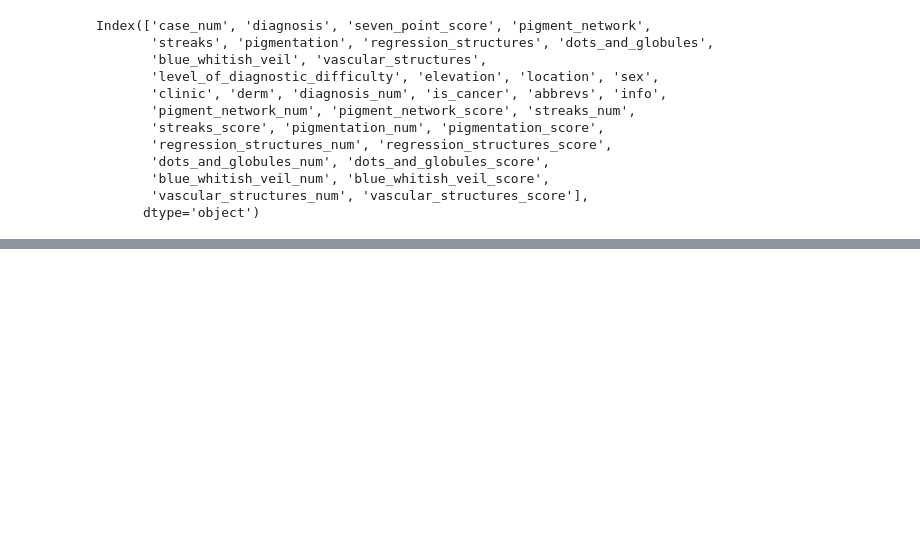
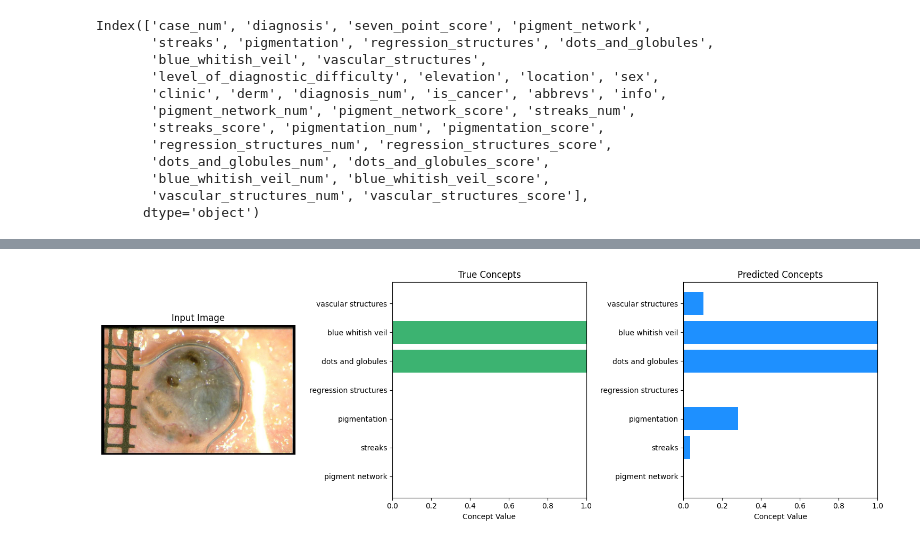
Before and after one commit to TraglerT/PW_ConceptModels, a Jupyter notebook: Main.ipynb, the cells around one changed output, grey strips where cells are left out. Drawn from its saved outputs; the diff is of its cells as text; code cells hidden in the pictures; blank space fills up the shorter version.

Commit message:
Added Outputs and Tests for Report only.

```diff
--- a/Main.ipynb
+++ b/Main.ipynb
@@ -251,0 +256,49 @@ end  validation  baseline:    2024-08-20 17:46:45.569982 , baseline:  tensor(1)
+# %%
+### Evaluation Area ###
+# Visualize the concepts
+
+index = 10
+image, true_label, true_concepts = derm7pt[index]
+image = image.to(device)
+
+# Get model predictions
+with torch.no_grad():
+    # to Note! this is the model from the last fold in the for loop
+    predicted_concepts, predicted_label = model(image)
+
+predicted_concepts = predicted_concepts.squeeze(0)
+predicted_concepts = predicted_concepts.to('cpu')
+image = image.to('cpu')
+
+
+# Plot
+fig, ax = plt.subplots(1, 3, figsize=(15, 5))
+concept_names = [name.replace('_num', '') for name in Derm7pt_data.model_columns['concepts']]
+concept_names = [name.replace('_', ' ') for name in concept_names]
+# image
+ax[0].imshow(image.squeeze().permute(1, 2, 0))  # Convert image tensor to (H, W, C) format for imshow
+ax[0].set_title("Input Image")
+ax[0].axis('off')
+# True Concepts
+ax[1].barh(concept_names, true_concepts, color='mediumseagreen')
+ax[1].set_title("True Concepts")
+ax[1].set_xlim(0, 1)  # Assuming concepts are normalized between 0 and 1
+ax[1].set_xlabel('Concept Value')
+# Predicted Concepts
+ax[2].barh(concept_names, predicted_concepts, color='dodgerblue')
+ax[2].set_title("Predicted Concepts")
+ax[2].set_xlim(0, 1)
+ax[2].set_xlabel('Concept Value')
+# Adjust layout to make space for titles
+plt.tight_layout()
+
+# Save the image
+output_folder = 'output_Images'
+os.makedirs(output_folder, exist_ok=True)
+output_path = os.path.join(output_folder, f'concept_image_{index}.png')
+plt.savefig(output_path)
+
+
+plt.show()
+# %% [output]
+[figure, added]
```
Also changed, not shown: parts of 3 cells of this notebook, 1 other file.
